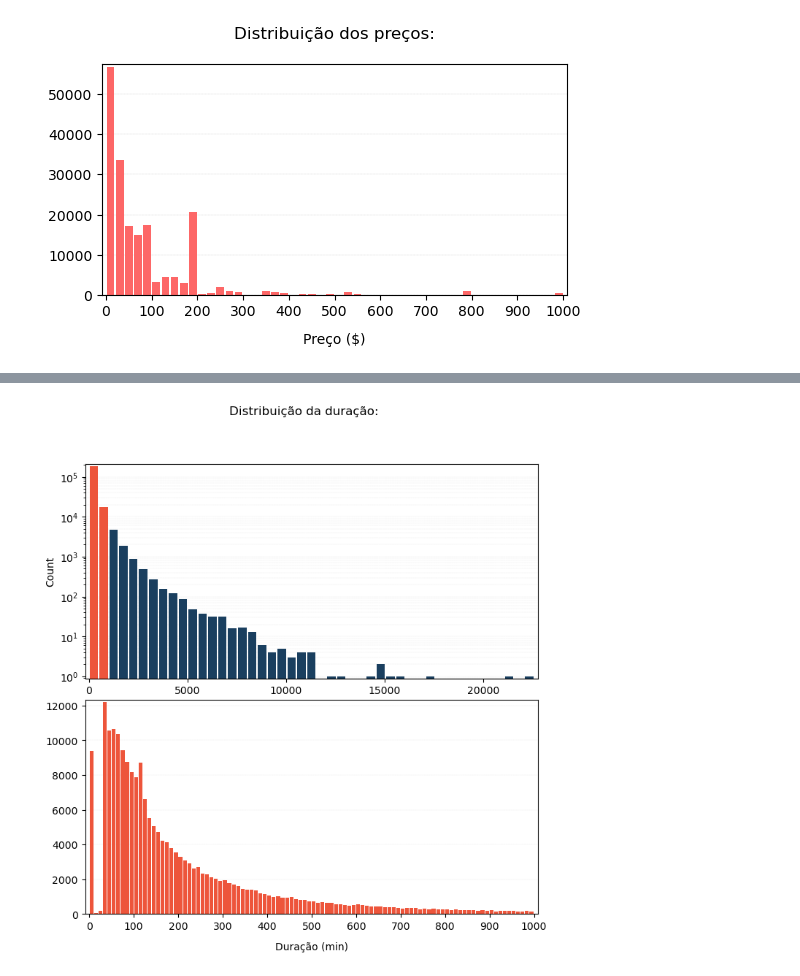
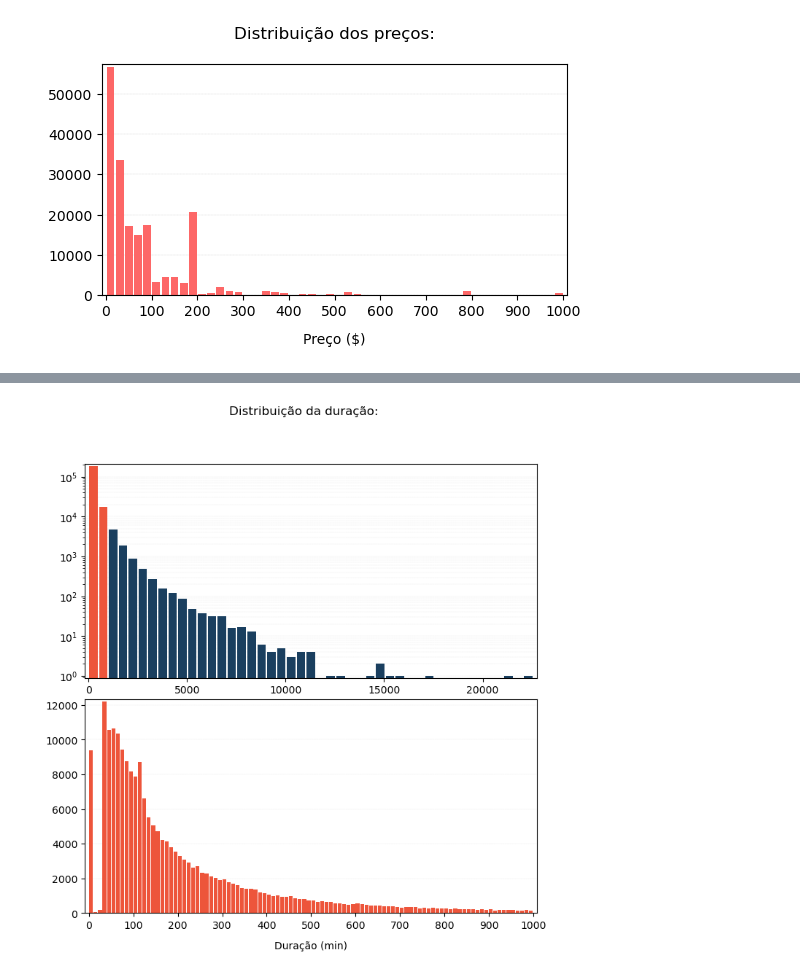
Before and after one commit to ismailymendes/mooc_udemy_coursera, a Jupyter notebook: mooc_udemy_coursera.ipynb, the cells around one changed output, grey strips where cells are left out. Cells and saved outputs as stored; diff of their text form; code cells hidden in the pictures.

```diff
--- a/mooc_udemy_coursera.ipynb
+++ b/mooc_udemy_coursera.ipynb
@@ -209,28 +209,37 @@ plt.show()
 # %%
 fig, (ax1, ax2) = plt.subplots(2,1,figsize = (8, 8))
 N, bins, patches = ax1.hist(udemy_cursos['content_length_min'], rwidth=0.85, bins=45,
          color='#1a3f5f')
 ax1.grid(axis='y', color ='Grey',
         linestyle ='-.', linewidth = 0.1, which='both',
         alpha = 0.6)
 ax1.margins(0.01)
 patches[0].set_facecolor('#ed553b')
 patches[1].set_facecolor('#ed553b')
 plt.sca(ax1)
 plt.yscale('log')
-plt.ylabel("Count")
+plt.ylabel("")
 ax2.hist(udemy_cursos[udemy_cursos['content_length_min']<1000]['content_length_min'], rwidth=0.85, bins=100,
          color='#ed553b')
 ax2.grid(axis='y', color ='Grey',
         linestyle ='-.', linewidth = 0.1,
         alpha = 0.6)
 ax2.margins(0.01)
 plt.sca(ax2)
 plt.xlabel("Duração (min)", labelpad=10)
 plt.ylabel("")
 plt.xticks(range(0,1001,100))
 plt.subplots_adjust(hspace=0.1)
-plt.suptitle('Distribuição da duração:',fontsize=12)
+plt.suptitle('Distribuição da duração:')
+
+SMALL_SIZE = 8
+MEDIUM_SIZE = 10
+BIGGER_SIZE = 12
+
+plt.rc('axes', labelsize=MEDIUM_SIZE)    # fontsize of the x and y labels
+plt.rc('xtick', labelsize=MEDIUM_SIZE)   # fontsize of the tick labels
+plt.rc('ytick', labelsize=MEDIUM_SIZE)   # fontsize of the tick labels
+plt.rc('legend', fontsize=SMALL_SIZE)    # legend fontsize
 plt.show()
 # %% [output]
-[figure, old version]
+[figure, new version]
```
Also changed, not shown: parts of 4 cells of this notebook.
